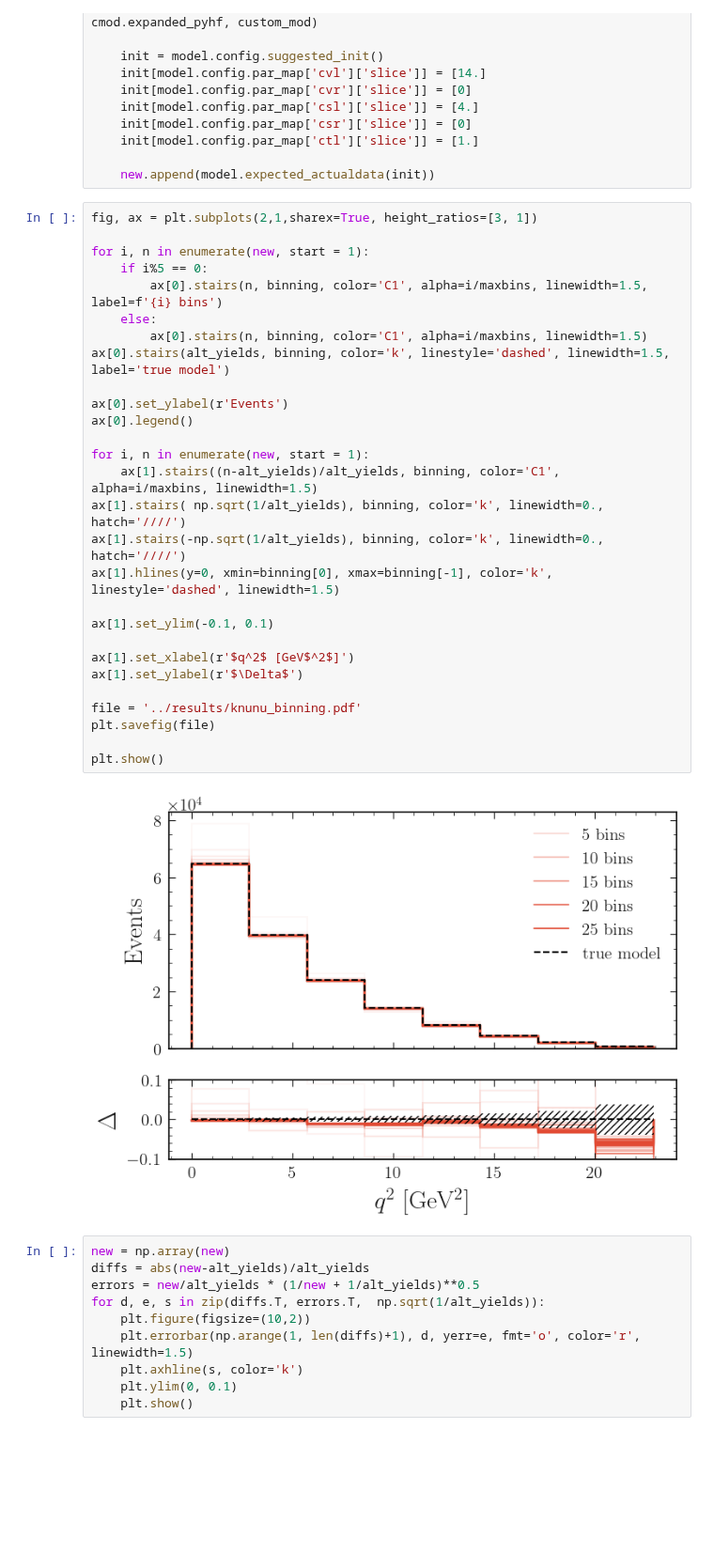
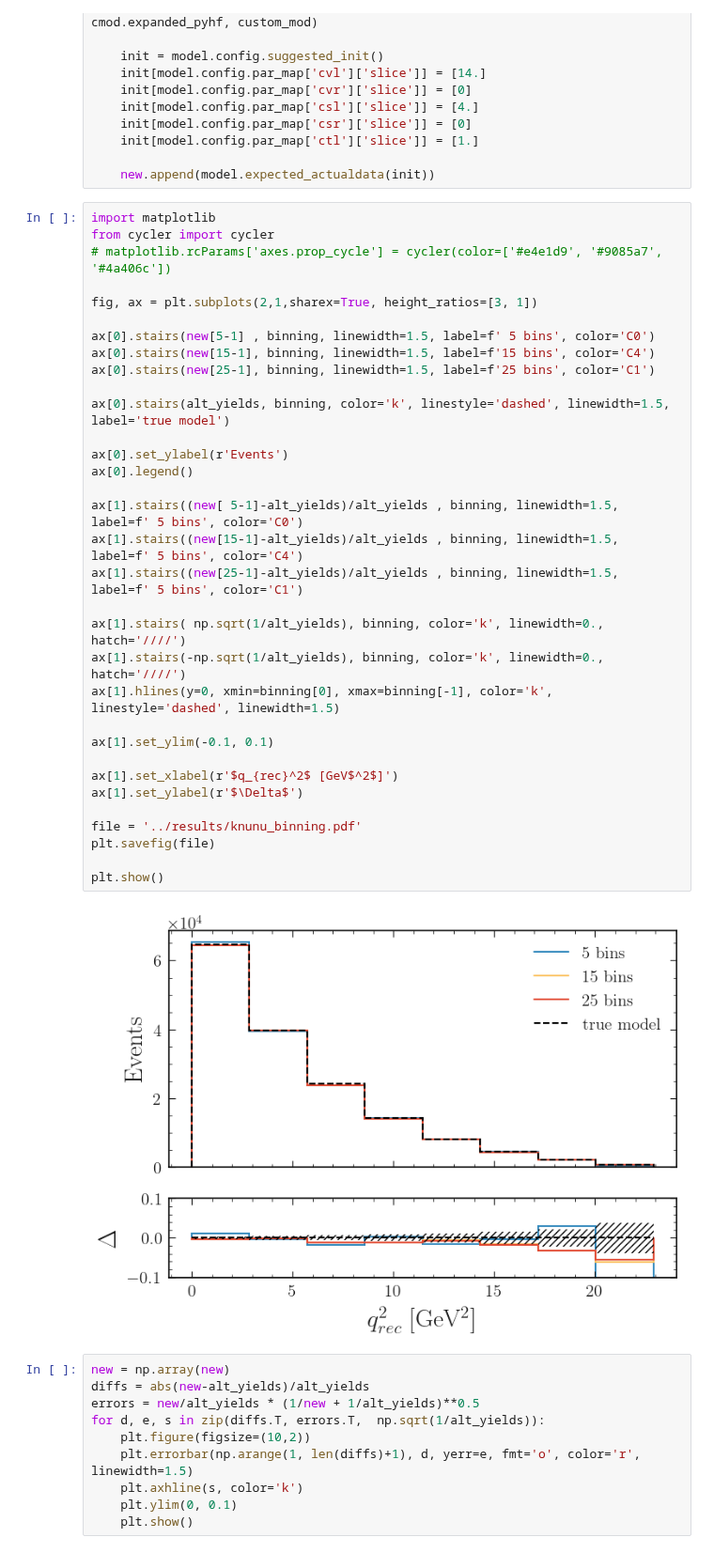
Before and after one commit to lorenzennio/redist, a Jupyter notebook: examples/knunu/knunu_binning.ipynb, the cells around one changed output. Shown at 94% size. Drawn from its saved outputs; the diff is of its cells as text; blank space fills up the shorter version.

Commit message:
add q2rec label and change binning plot colors

```diff
--- a/examples/knunu/knunu_binning.ipynb
+++ b/examples/knunu/knunu_binning.ipynb
@@ -255,35 +263,40 @@ for n in range(1, maxbins):
 
     new.append(model.expected_actualdata(init))
 # %%
+import matplotlib
+from cycler import cycler
+# matplotlib.rcParams['axes.prop_cycle'] = cycler(color=['#e4e1d9', '#9085a7', '#4a406c'])
+
 fig, ax = plt.subplots(2,1,sharex=True, height_ratios=[3, 1])
 
-for i, n in enumerate(new, start = 1):
-    if i%5 == 0:
-        ax[0].stairs(n, binning, color='C1', alpha=i/maxbins, linewidth=1.5, label=f'{i} bins')
-    else:
-        ax[0].stairs(n, binning, color='C1', alpha=i/maxbins, linewidth=1.5)
+ax[0].stairs(new[5-1] , binning, linewidth=1.5, label=f' 5 bins', color='C0')
+ax[0].stairs(new[15-1], binning, linewidth=1.5, label=f'15 bins', color='C4')
+ax[0].stairs(new[25-1], binning, linewidth=1.5, label=f'25 bins', color='C1')
+
 ax[0].stairs(alt_yields, binning, color='k', linestyle='dashed', linewidth=1.5, label='true model')
 
 ax[0].set_ylabel(r'Events')
 ax[0].legend()
 
-for i, n in enumerate(new, start = 1):
-    ax[1].stairs((n-alt_yields)/alt_yields, binning, color='C1', alpha=i/maxbins, linewidth=1.5)
+ax[1].stairs((new[ 5-1]-alt_yields)/alt_yields , binning, linewidth=1.5, label=f' 5 bins', color='C0')
+ax[1].stairs((new[15-1]-alt_yields)/alt_yields , binning, linewidth=1.5, label=f' 5 bins', color='C4')
+ax[1].stairs((new[25-1]-alt_yields)/alt_yields , binning, linewidth=1.5, label=f' 5 bins', color='C1')
+
 ax[1].stairs( np.sqrt(1/alt_yields), binning, color='k', linewidth=0., hatch='////')
 ax[1].stairs(-np.sqrt(1/alt_yields), binning, color='k', linewidth=0., hatch='////')
 ax[1].hlines(y=0, xmin=binning[0], xmax=binning[-1], color='k', linestyle='dashed', linewidth=1.5)
 
 ax[1].set_ylim(-0.1, 0.1)
 
-ax[1].set_xlabel(r'$q^2$ [GeV$^2$]')
+ax[1].set_xlabel(r'$q_{rec}^2$ [GeV$^2$]')
 ax[1].set_ylabel(r'$\Delta$')
 
 file = '../results/knunu_binning.pdf'
 plt.savefig(file)
 
 plt.show()
 # %% [output]
-[figure, old version]
+[figure, new version]
 # %%
 new = np.array(new)
 diffs = abs(new-alt_yields)/alt_yields
```
Also changed, not shown: parts of 1 cell of this notebook, 2 other files.
